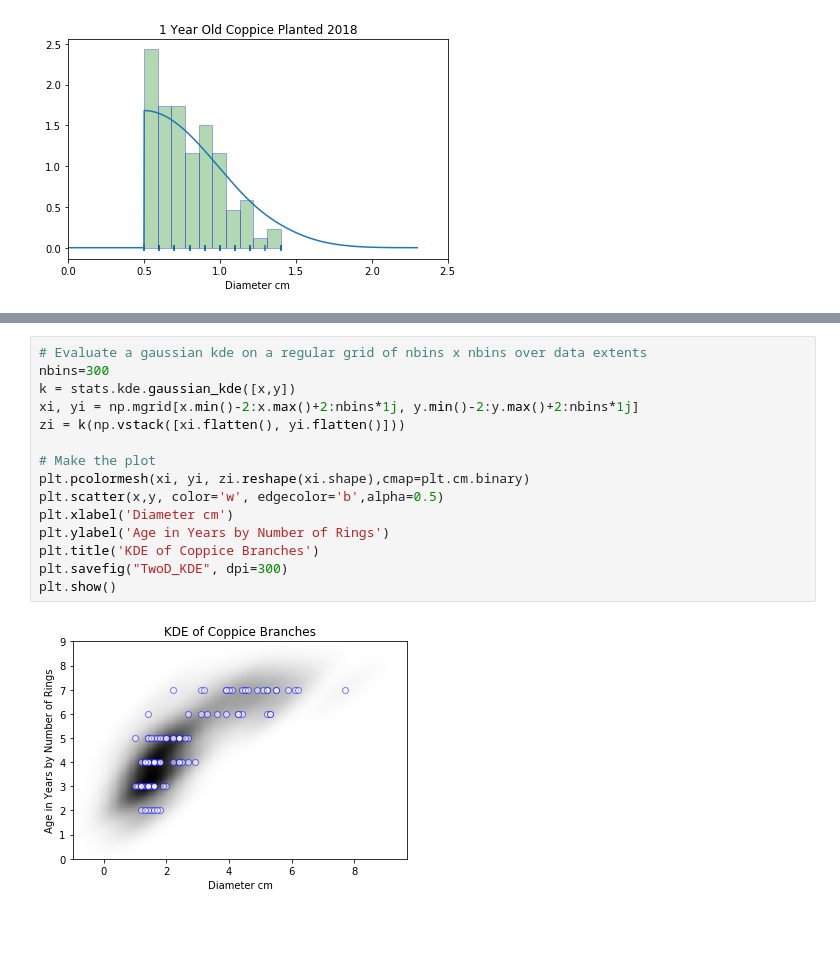
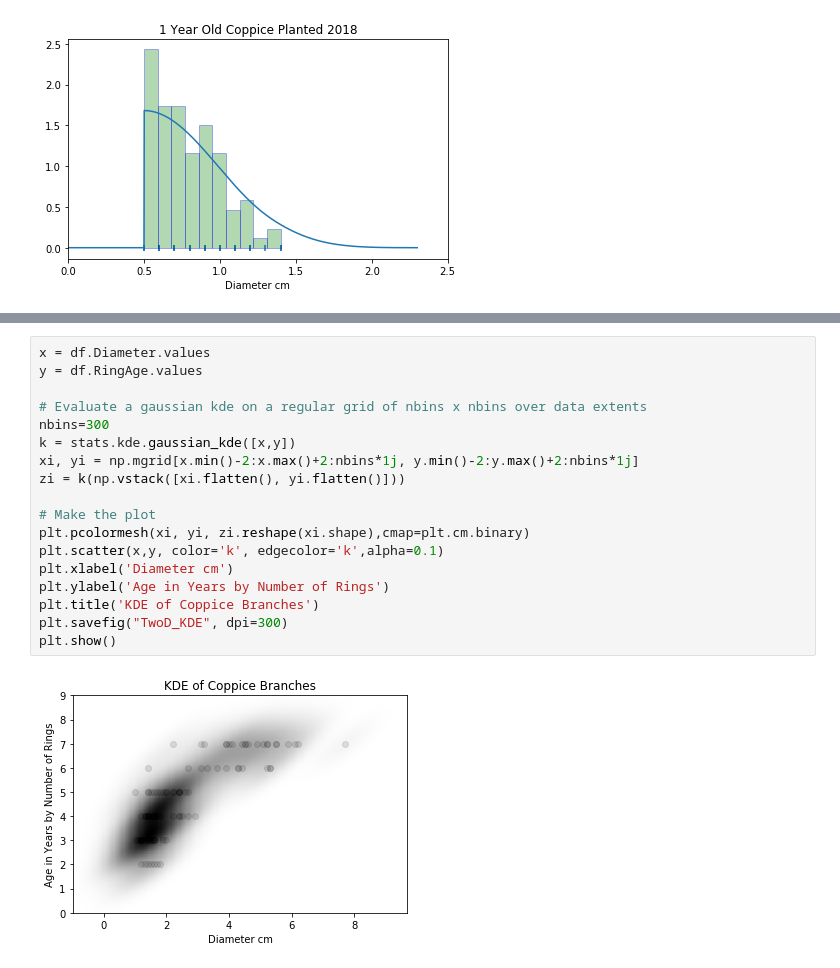
Before and after one commit to Murrayms/BioArchaeology, a Jupyter notebook: CopicingData.ipynb, the cells around one changed output, grey strips where cells are left out. Saved outputs shown, nothing was run; the diff lists cells and outputs as text; blank space fills up the shorter version.

```diff
--- a/CopicingData.ipynb
+++ b/CopicingData.ipynb
@@ -104,17 +182,20 @@ y = df.RingAge.values
 # %%
+x = df.Diameter.values
+y = df.RingAge.values
+
 # Evaluate a gaussian kde on a regular grid of nbins x nbins over data extents
 nbins=300
 k = stats.kde.gaussian_kde([x,y])
 xi, yi = np.mgrid[x.min()-2:x.max()+2:nbins*1j, y.min()-2:y.max()+2:nbins*1j]
 zi = k(np.vstack([xi.flatten(), yi.flatten()]))
 
 # Make the plot
 plt.pcolormesh(xi, yi, zi.reshape(xi.shape),cmap=plt.cm.binary)
-plt.scatter(x,y, color='w', edgecolor='b',alpha=0.5)
+plt.scatter(x,y, color='k', edgecolor='k',alpha=0.1)
 plt.xlabel('Diameter cm')
 plt.ylabel('Age in Years by Number of Rings')
 plt.title('KDE of Coppice Branches')
 plt.savefig("TwoD_KDE", dpi=300)
 plt.show()
 # %% [output]
-[figure, old version]
+[figure, new version]
```
Also changed, not shown: parts of 21 cells of this notebook.
